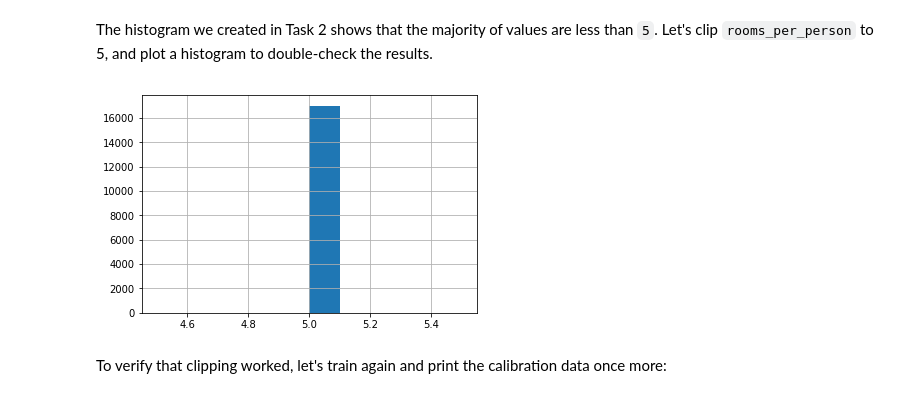
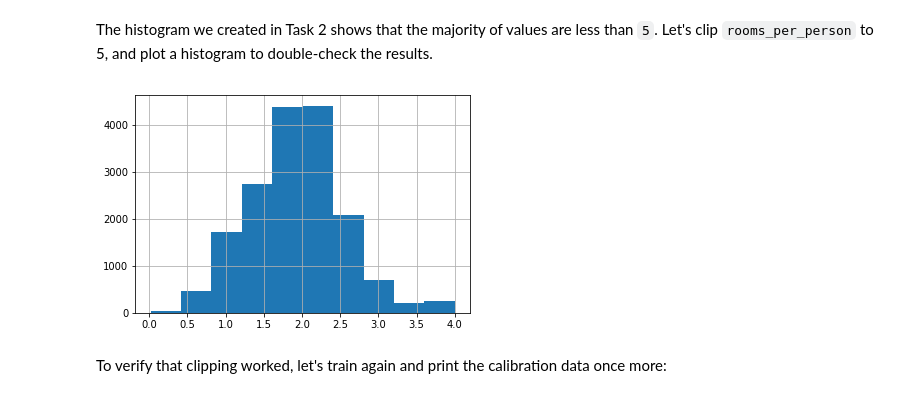
Before and after one commit to GlitchBox/ML-crash-course, a Jupyter notebook: synthetic_features_and_outliers.ipynb, the cells around one changed output. Cells and saved outputs as stored; diff of their text form; code cells hidden in the pictures.

```diff
--- a/synthetic_features_and_outliers.ipynb
+++ b/synthetic_features_and_outliers.ipynb
@@ -215,18 +213,16 @@ What's the best performance you can get with this single feature by tweaking the
 the final RMSE should be.)
 # %% [markdown]
 **NOTE**: You may find it helpful to add a few code cells below so you can try out several different learning rates and compare the results. To add a new code cell, hover your cursor directly below the center of this cell, and click **CODE**.
-# %%
-california_housing_dataframe["rooms_per_person"] = california_housing_dataframe["total_rooms"]/california_housing_dataframe["population"]
-california_housing_dataframe
-smallestRMSE = 1000.0
-mostPrecisePrediction = pd.DataFrame()
-sample = california_housing_dataframe.sample(n=1000)
 # %%
-calibration_data,mostPrecisePrediction = train_model(
-    learning_rate=0.1,
+#
+# YOUR CODE HERE
+#
+california_housing_dataframe["rooms_per_person"] =
+
+calibration_data = train_model(
+    learning_rate=0.00005,
     steps=500,
     batch_size=5,
-    input_feature="rooms_per_person",
-    sample = sample
+    input_feature="rooms_per_person"
 )
 # %% [output]
@@ -361,8 +309,3 @@ For reference, here's a quick example of how to apply a function to a Pandas `Se
     clipped_feature = my_dataframe["my_feature_name"].apply(lambda x: max(x, 0))
 
 The above `clipped_feature` will have no values less than `0`.
-# %%
-# YOUR CODE HERE
-california_housing_dataframe["rooms_per_person"] = california_housing_dataframe["rooms_per_person"].apply(lambda x: min(6.0,x))
-
-california_housing_dataframe["rooms_per_person"].hist()
@@ -420,11 +319,11 @@ Click below for the solution.
 The histogram we created in Task 2 shows that the majority of values are less than `5`. Let's clip `rooms_per_person` to 5, and plot a histogram to double-check the results.
 # %%
 california_housing_dataframe["rooms_per_person"] = (
-    california_housing_dataframe["rooms_per_person"]).apply(lambda x: min(x, 5))
+    california_housing_dataframe["rooms_per_person"]).apply(lambda x: min(x, 4))
 
 _ = california_housing_dataframe["rooms_per_person"].hist()
 # %% [output]
-[figure, old version]
+[figure, new version]
 # %% [markdown]
 To verify that clipping worked, let's train again and print the calibration data once more:
 # %%
```
Also changed, not shown: parts of 17 cells of this notebook.
